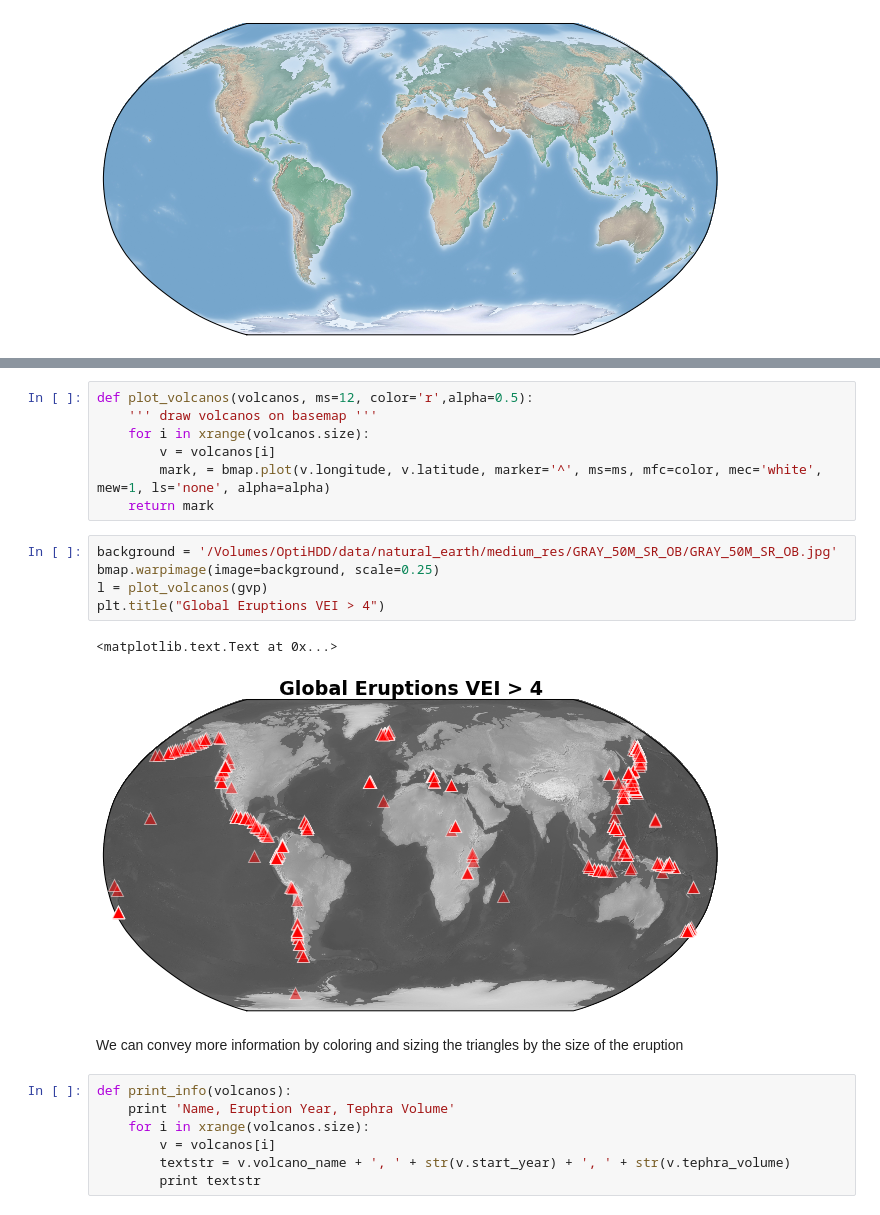
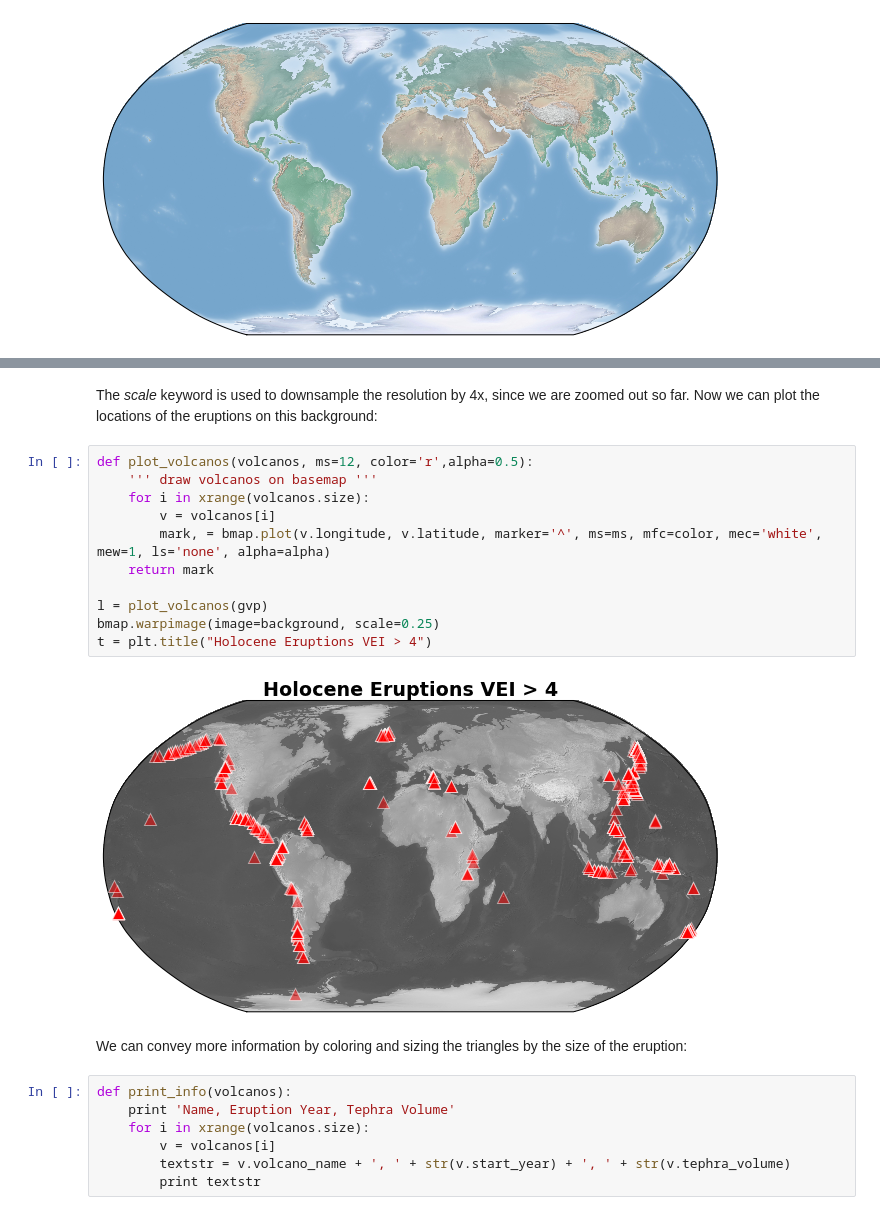
Before and after one commit to scottyhq/blog, a Jupyter notebook: content/downloads/notebooks/mapping_volcanic_eruptions.ipynb, the cells around one changed output, grey strips where cells are left out. Drawn from its saved outputs; the diff is of its cells as text.

```diff
--- a/content/downloads/notebooks/mapping_volcanic_eruptions.ipynb
+++ b/content/downloads/notebooks/mapping_volcanic_eruptions.ipynb
@@ -104,20 +117,20 @@ The default shaded relief background image come from [Natural Earth](http://www.
+# %% [markdown]
+The *scale* keyword is used to downsample the resolution by 4x, since we are zoomed out so far. Now we can plot the locations of the eruptions on this background:
 # %%
 def plot_volcanos(volcanos, ms=12, color='r',alpha=0.5):
     ''' draw volcanos on basemap '''
     for i in xrange(volcanos.size):
         v = volcanos[i]
         mark, = bmap.plot(v.longitude, v.latitude, marker='^', ms=ms, mfc=color, mec='white', mew=1, ls='none', alpha=alpha)
     return mark
+
+l = plot_volcanos(gvp)
+bmap.warpimage(image=background, scale=0.25)
+t = plt.title("Holocene Eruptions VEI > 4")
+# %% [output]
+[figure, added]
-# %%
-background = '/Volumes/OptiHDD/data/natural_earth/medium_res/GRAY_50M_SR_OB/GRAY_50M_SR_OB.jpg'
-bmap.warpimage(image=background, scale=0.25)
-l = plot_volcanos(gvp)
-plt.title("Global Eruptions VEI > 4")
-# %% [output]
-<matplotlib.text.Text at 0x...>
-[figure, removed]
 # %% [markdown]
-We can convey more information by coloring and sizing the triangles by the size of the eruption
+We can convey more information by coloring and sizing the triangles by the size of the eruption:
 # %%
 def print_info(volcanos):
     print 'Name, Eruption Year, Tephra Volume'
```
Also changed, not shown: parts of 18 cells of this notebook, 1 other file.
